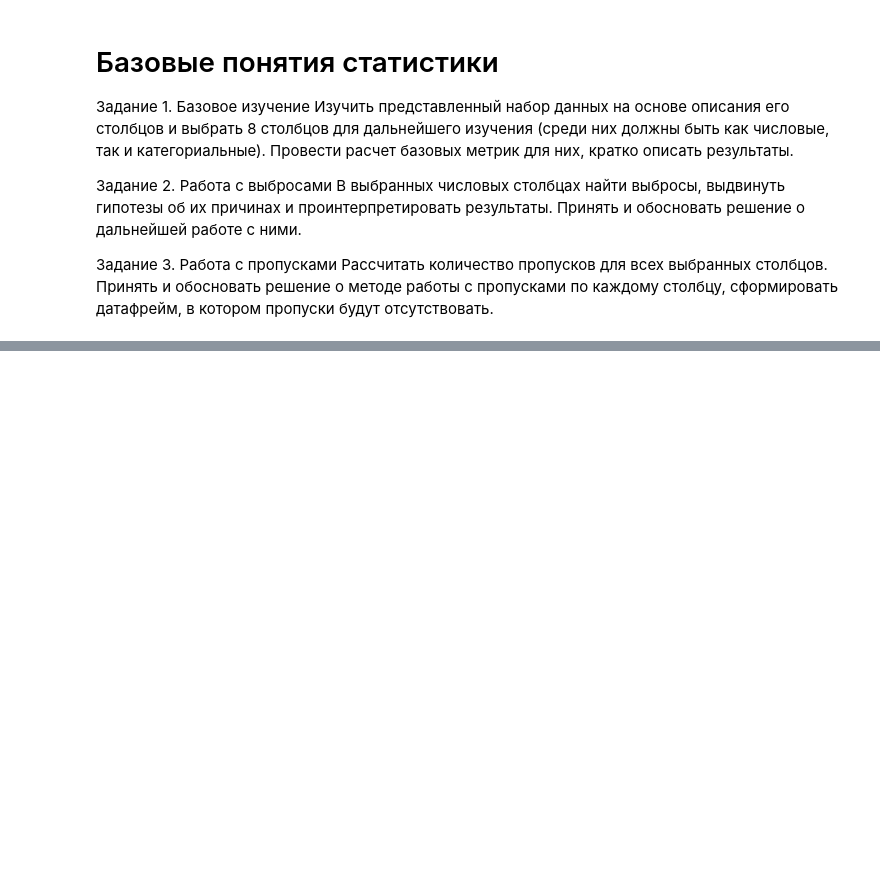
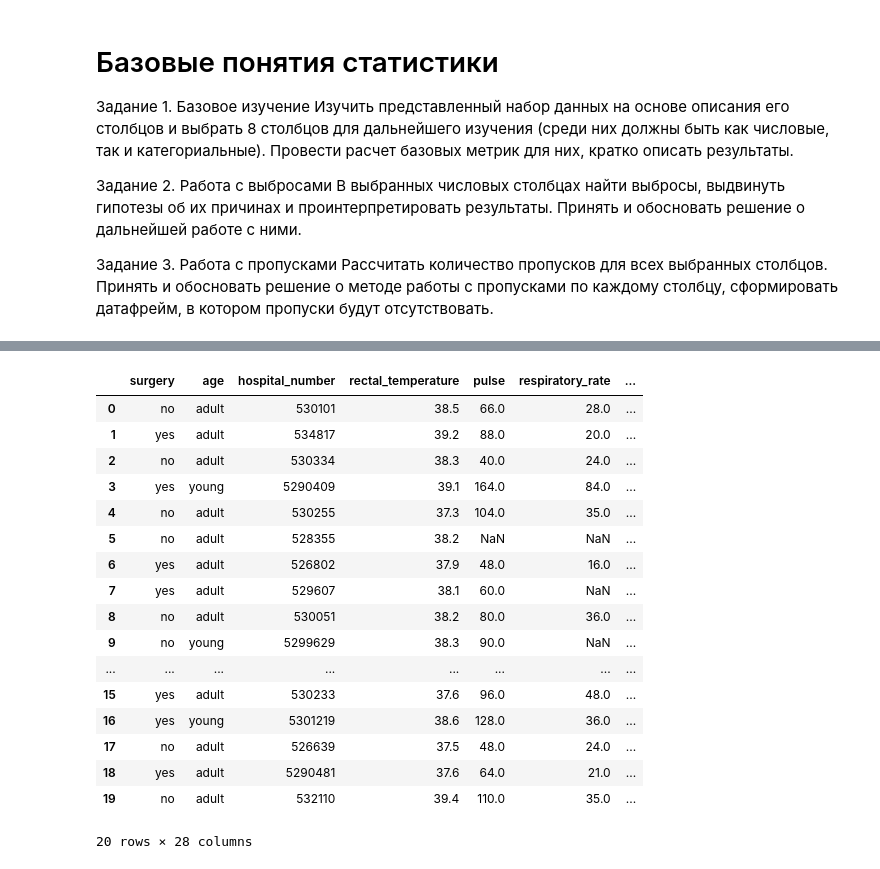
Before and after one commit to Mekhdievm/homework, a Jupyter notebook: 15/15.ipynb, the cells around one changed output, grey strips where cells are left out. Cells and saved outputs as stored; diff of their text form; code cells hidden in the pictures; blank space fills up the shorter version.

```diff
--- a/15/15.ipynb
+++ b/15/15.ipynb
@@ -414,0 +248,23 @@ df.head(20)
+# %%
+#пропуски заполним медианой
+df['rectal_temperature'].fillna(df.groupby(['age', 'surgery'])['rectal_temperature'].transform('median'), inplace = True)
+df.head(20)
+# %% [output]
+|  | surgery | age | hospital_number | rectal_temperature | pulse | respiratory_rate | ... |
+| 0 | no | adult | 530101 | 38.5 | 66.0 | 28.0 | ... |
+| 1 | yes | adult | 534817 | 39.2 | 88.0 | 20.0 | ... |
+| 2 | no | adult | 530334 | 38.3 | 40.0 | 24.0 | ... |
+| 3 | yes | young | 5290409 | 39.1 | 164.0 | 84.0 | ... |
+| 4 | no | adult | 530255 | 37.3 | 104.0 | 35.0 | ... |
+| 5 | no | adult | 528355 | 38.2 | NaN | NaN | ... |
+| 6 | yes | adult | 526802 | 37.9 | 48.0 | 16.0 | ... |
+| 7 | yes | adult | 529607 | 38.1 | 60.0 | NaN | ... |
+| 8 | no | adult | 530051 | 38.2 | 80.0 | 36.0 | ... |
+| 9 | no | young | 5299629 | 38.3 | 90.0 | NaN | ... |
+| ... | ... | ... | ... | ... | ... | ... | ... |
+| 15 | yes | adult | 530233 | 37.6 | 96.0 | 48.0 | ... |
+| 16 | yes | young | 5301219 | 38.6 | 128.0 | 36.0 | ... |
+| 17 | no | adult | 526639 | 37.5 | 48.0 | 24.0 | ... |
+| 18 | yes | adult | 5290481 | 37.6 | 64.0 | 21.0 | ... |
+| 19 | no | adult | 532110 | 39.4 | 110.0 | 35.0 | ... |
+20 rows × 28 columns
```
Also changed, not shown: parts of 46 cells of this notebook.
